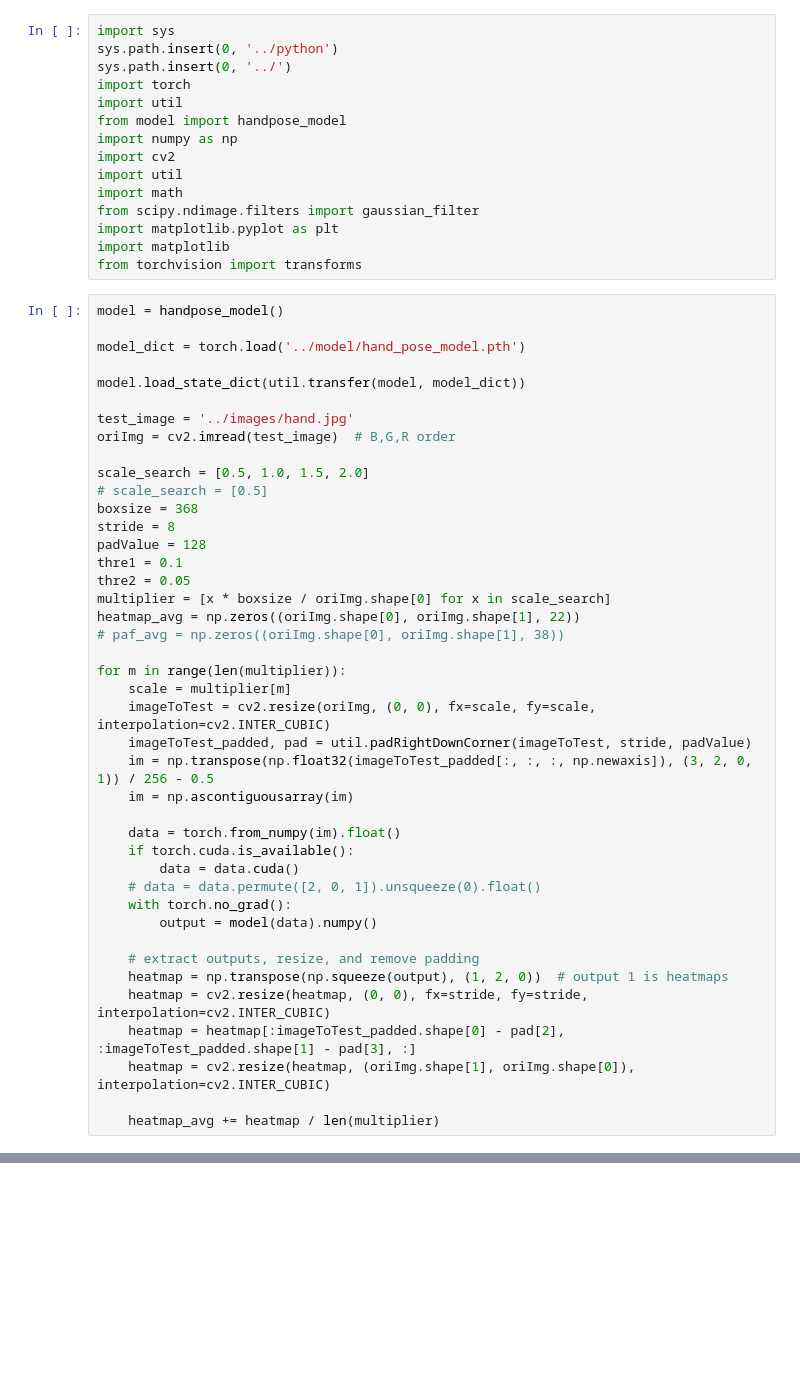
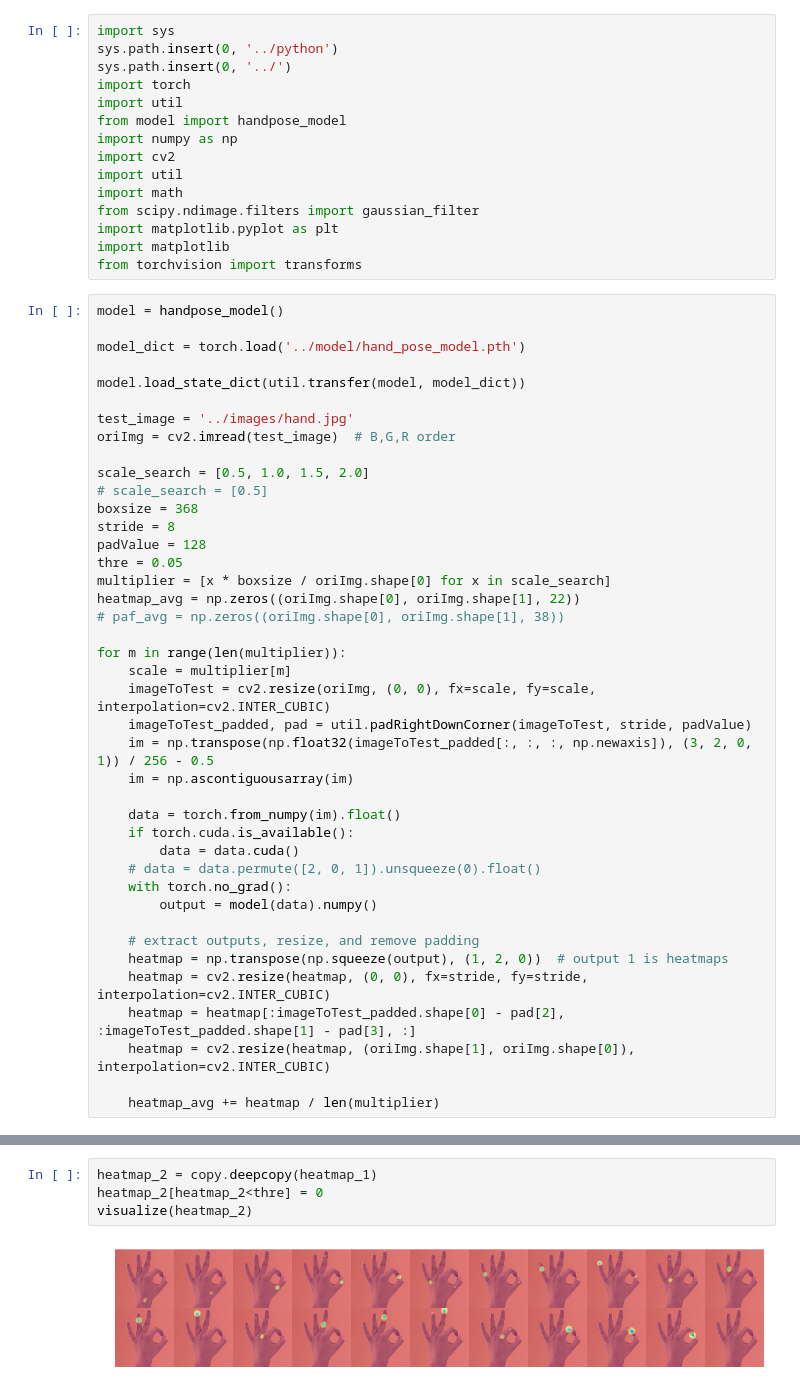
Before and after one commit to Hzzone/pytorch-openpose, a Jupyter notebook: notebooks/hand.ipynb, the cells around one changed output, grey strips where cells are left out. Drawn from its saved outputs; the diff is of its cells as text; blank space fills up the shorter version.

```diff
--- a/notebooks/hand.ipynb
+++ b/notebooks/hand.ipynb
@@ -28,8 +28,7 @@ scale_search = [0.5, 1.0, 1.5, 2.0]
 boxsize = 368
 stride = 8
 padValue = 128
-thre1 = 0.1
-thre2 = 0.05
+thre = 0.05
 multiplier = [x * boxsize / oriImg.shape[0] for x in scale_search]
 heatmap_avg = np.zeros((oriImg.shape[0], oriImg.shape[1], 22))
 # paf_avg = np.zeros((oriImg.shape[0], oriImg.shape[1], 38))
@@ -69,0 +94,6 @@ for i in range(22):
+# %%
+heatmap_2 = copy.deepcopy(heatmap_1)
+heatmap_2[heatmap_2<thre] = 0
+visualize(heatmap_2)
+# %% [output]
+[figure, added]
```
Also changed, not shown: parts of 8 cells of this notebook, 7 other files.
